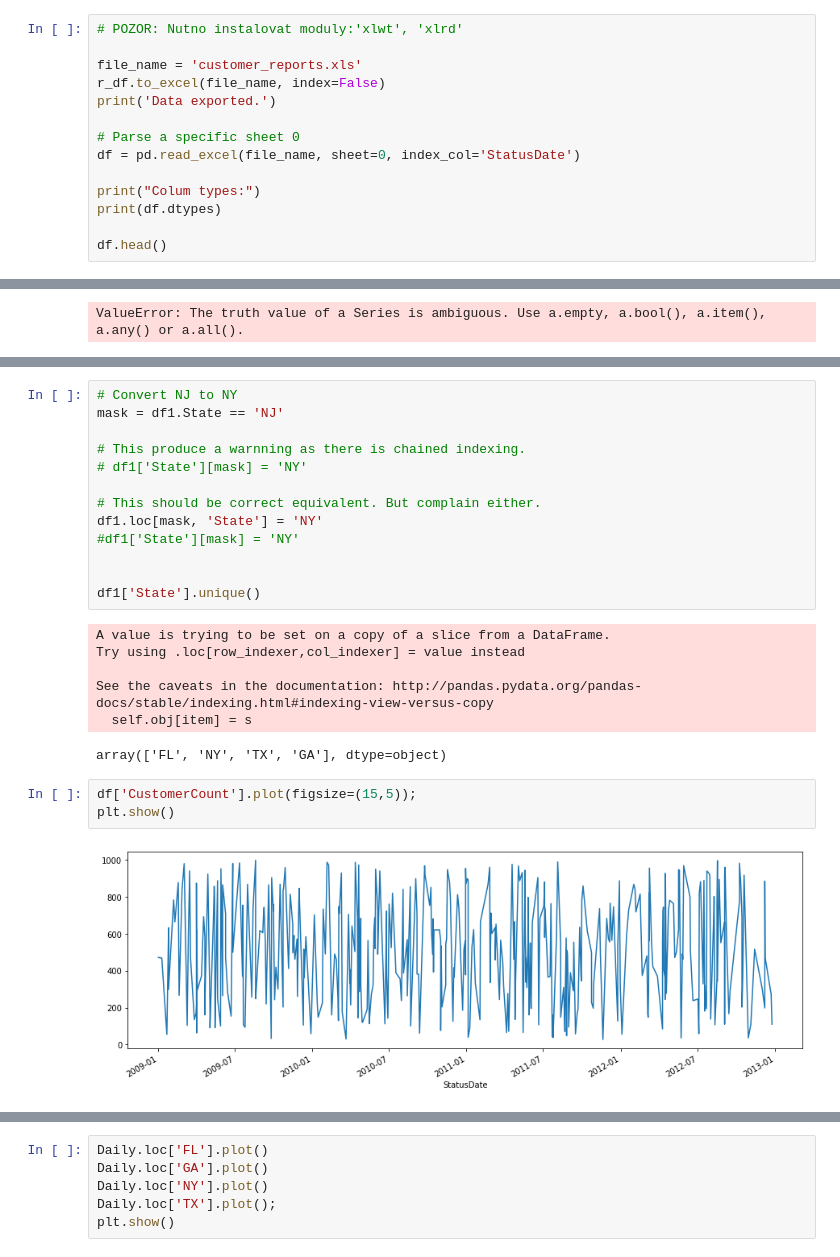
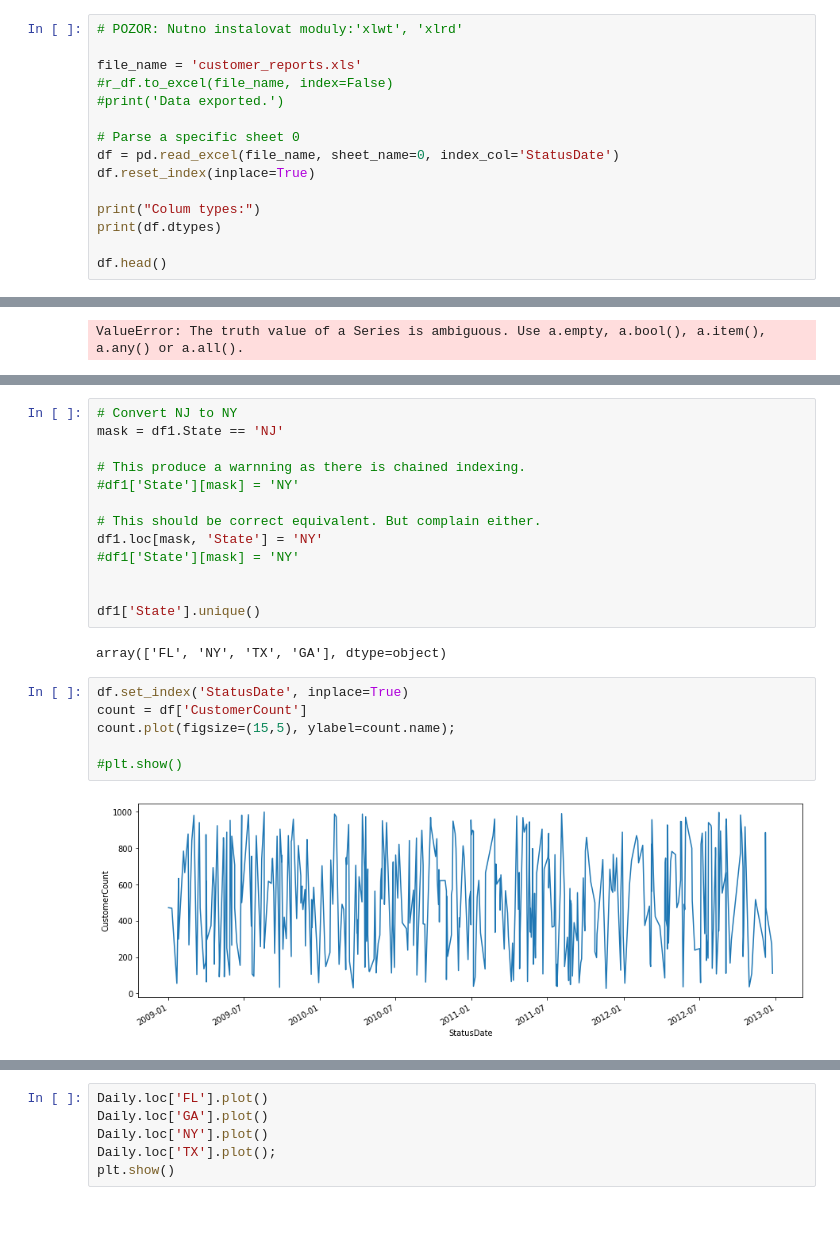
Before and after one commit to jbrezmorf/PAV_course, a Jupyter notebook: Section_3.1_Pandas.ipynb, the cells around one changed output, grey strips where cells are left out. Saved outputs shown, nothing was run; the diff lists cells and outputs as text; blank space fills up the shorter version.

```diff
--- a/Section_3.1_Pandas.ipynb
+++ b/Section_3.1_Pandas.ipynb
@@ -343,11 +365,12 @@ You should consider upgrading via the 'pip install --upgrade pip' command.
 # POZOR: Nutno instalovat moduly:'xlwt', 'xlrd'
 
 file_name = 'customer_reports.xls'
-r_df.to_excel(file_name, index=False)
-print('Data exported.')
+#r_df.to_excel(file_name, index=False)
+#print('Data exported.')
 
 # Parse a specific sheet 0
-df = pd.read_excel(file_name, sheet=0, index_col='StatusDate')
+df = pd.read_excel(file_name, sheet_name=0, index_col='StatusDate')
+df.reset_index(inplace=True)
 
 print("Colum types:")
 print(df.dtypes)
@@ -443,7 +469,7 @@ df1.head()
 mask = df1.State == 'NJ'
 
 # This produce a warnning as there is chained indexing.
-# df1['State'][mask] = 'NY'
+#df1['State'][mask] = 'NY'
 
 # This should be correct equivalent. But complain either.
 df1.loc[mask, 'State'] = 'NY'
@@ -452,17 +478,15 @@ df1.loc[mask, 'State'] = 'NY'
 
 df1['State'].unique()
 # %% [output]
-A value is trying to be set on a copy of a slice from a DataFrame.
-Try using .loc[row_indexer,col_indexer] = value instead
-
-See the caveats in the documentation: http://pandas.pydata.org/pandas-docs/stable/indexing.html#indexing-view-versus-copy
-  self.obj[item] = s
+array(['FL', 'NY', 'TX', 'GA'], dtype=object)
-array(['FL', 'NY', 'TX', 'GA'], dtype=object)
 # %%
-df['CustomerCount'].plot(figsize=(15,5));
-plt.show()
+df.set_index('StatusDate', inplace=True)
+count = df['CustomerCount']
+count.plot(figsize=(15,5), ylabel=count.name);
+
+#plt.show()
 # %% [output]
-[figure, old version]
+[figure, new version]
 # %%
 # Reset index, to have StatusDate as regular column.
 df_a = df.reset_index()
```
Also changed, not shown: parts of 14 cells of this notebook, 6 other files.
